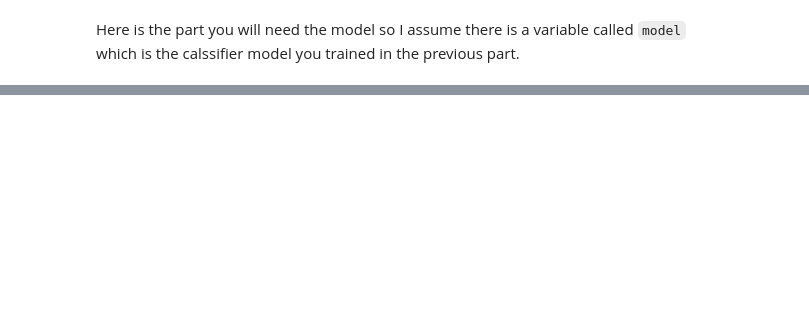
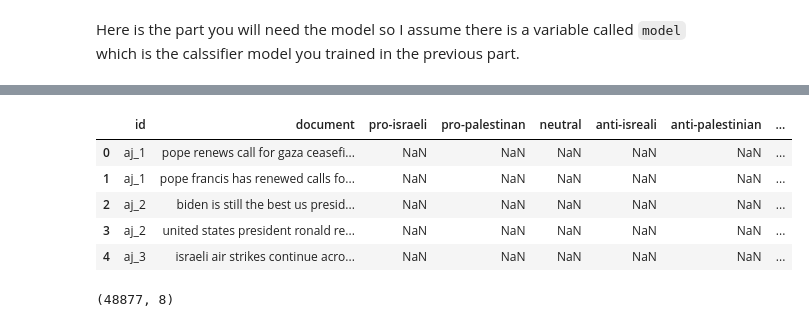
Before and after one commit to dattali18/IR_Assignments, a Jupyter notebook: Assignment.04/IR_04_extract_sentences.ipynb, the cells around one changed output, grey strips where cells are left out. Cells and saved outputs as stored; diff of their text form; code cells hidden in the pictures; blank space fills up the shorter version.

```diff
--- a/Assignment.04/IR_04_extract_sentences.ipynb
+++ b/Assignment.04/IR_04_extract_sentences.ipynb
@@ -48,15 +71,19 @@ def extract_all_sentences(df):
     # this will return a dict with key the id of the article "aj_1" for example
     # and a list of all the sentences in the article
 
-    all_sentences = {}
+    all_sentences = []
 
     for index, row in df.iterrows():
         text = row["document"]
-        sentences = re.split(r"[.!?]", document)
+        # TODO - ask gpt for a smarter sentence extratctor
+        sentences = re.split(r"[.!?]", text)
         sentences = [sentence for sentence in sentences if sentence != ""]
         # clean the sentences
         sentences = [clean_text(sentence) for sentence in sentences]
-        all_sentences[row['id']] = sentences
+
+        # for all sentence in sentences add to df
+        for sentence in sentences:
+            all_sentences.append({"id": row["id"], "document": sentence})
 
     return all_sentences
 # %%
@@ -69,3 +96,8 @@ nyt_sentences = extract_all_sentences(nyt_df)
 
 # the sentences are now extracted and cleaned
 # in the following format {id: [sentence1, sentence2, ...]}
+# %%
+aj_df = pd.DataFrame(aj_sentences)
+bbc_df = pd.DataFrame(bbc_sentences)
+jp_df = pd.DataFrame(jp_sentences)
+nyt_df = pd.DataFrame(nyt_sentences)
@@ -71,0 +113,22 @@ nyt_sentences = extract_all_sentences(nyt_df)
+# %%
+df = pd.DataFrame(columns=["id", "document", "pro-israeli", "pro-palestinan", "neutral", "anti-isreali", "anti-palestinian", "majority_class"])
+# %%
+# append aj_df, ... into df (keeping the col)
+
+df = pd.concat([df, aj_df], ignore_index=True)
+df = pd.concat([df, bbc_df], ignore_index=True)
+df = pd.concat([df, jp_df], ignore_index=True)
+df = pd.concat([df, nyt_df], ignore_index=True)
+
+df.head()
+# %% [output]
+|  | id | document | pro-israeli | pro-palestinan | neutral | anti-isreali | anti-palestinian | ... |
+| 0 | aj_1 | pope renews call for gaza ceasefi... | NaN | NaN | NaN | NaN | NaN | ... |
+| 1 | aj_1 | pope francis has renewed calls fo... | NaN | NaN | NaN | NaN | NaN | ... |
+| 2 | aj_2 | biden is still the best us presid... | NaN | NaN | NaN | NaN | NaN | ... |
+| 3 | aj_2 | united states president ronald re... | NaN | NaN | NaN | NaN | NaN | ... |
+| 4 | aj_3 | israeli air strikes continue acro... | NaN | NaN | NaN | NaN | NaN | ... |
+# %%
+df.shape
+# %% [output]
+(48877, 8)
```
Also changed, not shown: parts of 7 cells of this notebook.
